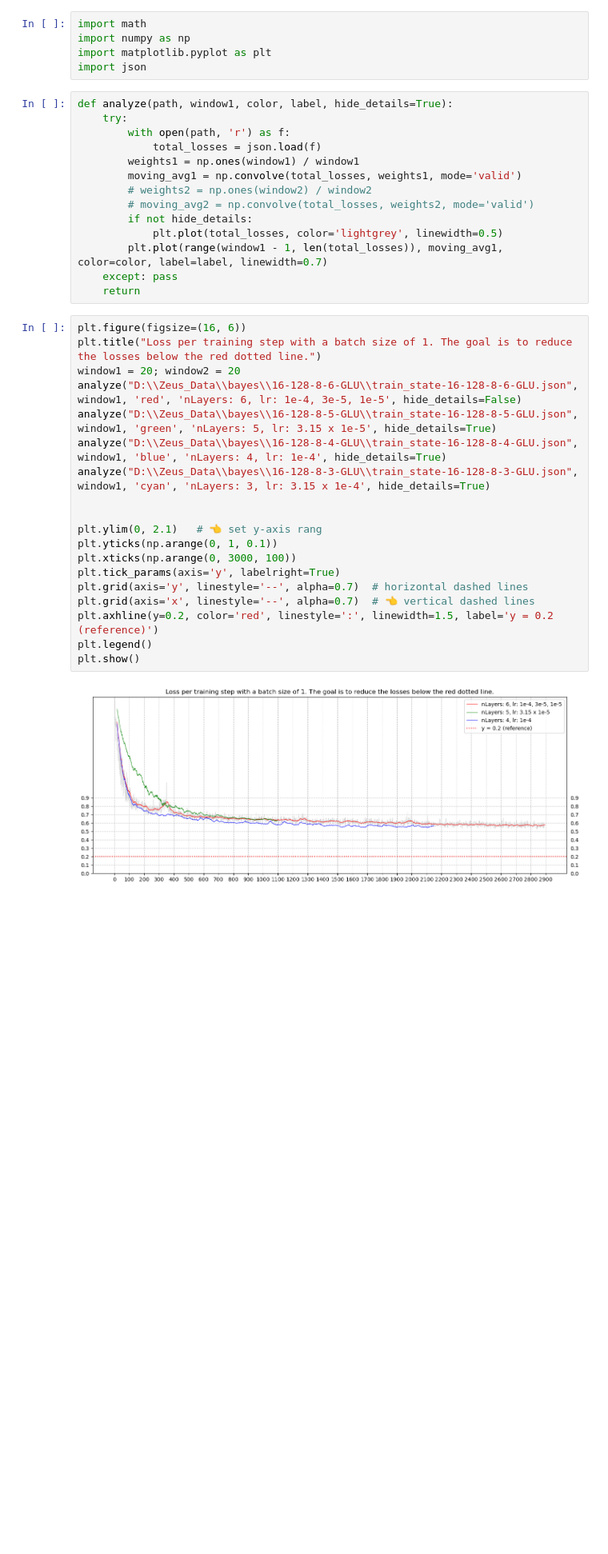
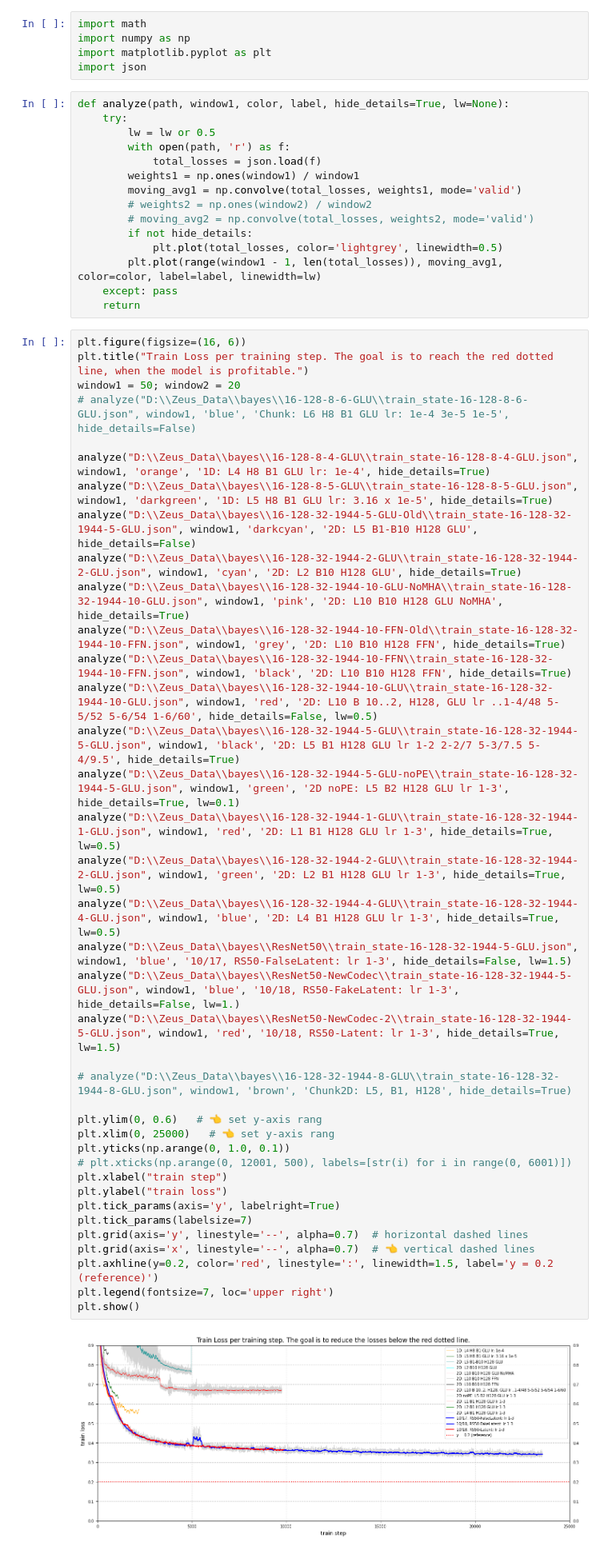
Before and after one commit to MachineLearningMike/Zeus2026, a Jupyter notebook: research/test01.ipynb, the cells around one changed output. Shown: that part at 80% size. Saved outputs shown, nothing was run; the diff lists cells and outputs as text; blank space fills up the shorter version.

```diff
--- a/research/test01.ipynb
+++ b/research/test01.ipynb
@@ -4,8 +4,9 @@ import numpy as np
 import matplotlib.pyplot as plt
 import json
 # %%
-def analyze(path, window1, color, label, hide_details=True):
+def analyze(path, window1, color, label, hide_details=True, lw=None):
     try:
+        lw = lw or 0.5
         with open(path, 'r') as f:
             total_losses = json.load(f)
         weights1 = np.ones(window1) / window1
@@ -14,30 +15,49 @@ def analyze(path, window1, color, label, hide_details=True):
         # moving_avg2 = np.convolve(total_losses, weights2, mode='valid')
         if not hide_details:
             plt.plot(total_losses, color='lightgrey', linewidth=0.5)
-        plt.plot(range(window1 - 1, len(total_losses)), moving_avg1, color=color, label=label, linewidth=0.7)
+        plt.plot(range(window1 - 1, len(total_losses)), moving_avg1, color=color, label=label, linewidth=lw)
     except: pass
     return
 # %%
 plt.figure(figsize=(16, 6))
-plt.title("Loss per training step with a batch size of 1. The goal is to reduce the losses below the red dotted line.")
-window1 = 20; window2 = 20
-analyze("D:\\Zeus_Data\\bayes\\16-128-8-6-GLU\\train_state-16-128-8-6-GLU.json", window1, 'red', 'nLayers: 6, lr: 1e-4, 3e-5, 1e-5', hide_details=False)
-analyze("D:\\Zeus_Data\\bayes\\16-128-8-5-GLU\\train_state-16-128-8-5-GLU.json", window1, 'green', 'nLayers: 5, lr: 3.15 x 1e-5', hide_details=True)
-analyze("D:\\Zeus_Data\\bayes\\16-128-8-4-GLU\\train_state-16-128-8-4-GLU.json", window1, 'blue', 'nLayers: 4, lr: 1e-4', hide_details=True)
-analyze("D:\\Zeus_Data\\bayes\\16-128-8-3-GLU\\train_state-16-128-8-3-GLU.json", window1, 'cyan', 'nLayers: 3, lr: 3.15 x 1e-4', hide_details=True)
+plt.title("Train Loss per training step. The goal is to reach the red dotted line, when the model is profitable.")
+window1 = 50; window2 = 20
+# analyze("D:\\Zeus_Data\\bayes\\16-128-8-6-GLU\\train_state-16-128-8-6-GLU.json", window1, 'blue', 'Chunk: L6 H8 B1 GLU lr: 1e-4 3e-5 1e-5', hide_details=False)
 
+analyze("D:\\Zeus_Data\\bayes\\16-128-8-4-GLU\\train_state-16-128-8-4-GLU.json", window1, 'orange', '1D: L4 H8 B1 GLU lr: 1e-4', hide_details=True)
+analyze("D:\\Zeus_Data\\bayes\\16-128-8-5-GLU\\train_state-16-128-8-5-GLU.json", window1, 'darkgreen', '1D: L5 H8 B1 GLU lr: 3.16 x 1e-5', hide_details=True)
+analyze("D:\\Zeus_Data\\bayes\\16-128-32-1944-5-GLU-Old\\train_state-16-128-32-1944-5-GLU.json", window1, 'darkcyan', '2D: L5 B1-B10 H128 GLU', hide_details=False)
+analyze("D:\\Zeus_Data\\bayes\\16-128-32-1944-2-GLU\\train_state-16-128-32-1944-2-GLU.json", window1, 'cyan', '2D: L2 B10 H128 GLU', hide_details=True)
+analyze("D:\\Zeus_Data\\bayes\\16-128-32-1944-10-GLU-NoMHA\\train_state-16-128-32-1944-10-GLU.json", window1, 'pink', '2D: L10 B10 H128 GLU NoMHA', hide_details=True)
+analyze("D:\\Zeus_Data\\bayes\\16-128-32-1944-10-FFN-Old\\train_state-16-128-32-1944-10-FFN.json", window1, 'grey', '2D: L10 B10 H128 FFN', hide_details=True)
+analyze("D:\\Zeus_Data\\bayes\\16-128-32-1944-10-FFN\\train_state-16-128-32-1944-10-FFN.json", window1, 'black', '2D: L10 B10 H128 FFN', hide_details=True)
+analyze("D:\\Zeus_Data\\bayes\\16-128-32-1944-10-GLU\\train_state-16-128-32-1944-10-GLU.json", window1, 'red', '2D: L10 B 10..2, H128, GLU lr ..1-4/48 5-5/52 5-6/54 1-6/60', hide_details=False, lw=0.5)
+analyze("D:\\Zeus_Data\\bayes\\16-128-32-1944-5-GLU\\train_state-16-128-32-1944-5-GLU.json", window1, 'black', '2D: L5 B1 H128 GLU lr 1-2 2-2/7 5-3/7.5 5-4/9.5', hide_details=True)
+analyze("D:\\Zeus_Data\\bayes\\16-128-32-1944-5-GLU-noPE\\train_state-16-128-32-1944-5-GLU.json", window1, 'green', '2D noPE: L5 B2 H128 GLU lr 1-3', hide_details=True, lw=0.1)
+analyze("D:\\Zeus_Data\\bayes\\16-128-32-1944-1-GLU\\train_state-16-128-32-1944-1-GLU.json", window1, 'red', '2D: L1 B1 H128 GLU lr 1-3', hide_details=True, lw=0.5)
+analyze("D:\\Zeus_Data\\bayes\\16-128-32-1944-2-GLU\\train_state-16-128-32-1944-2-GLU.json", window1, 'green', '2D: L2 B1 H128 GLU lr 1-3', hide_details=True, lw=0.5)
+analyze("D:\\Zeus_Data\\bayes\\16-128-32-1944-4-GLU\\train_state-16-128-32-1944-4-GLU.json", window1, 'blue', '2D: L4 B1 H128 GLU lr 1-3', hide_details=True, lw=0.5)
+analyze("D:\\Zeus_Data\\bayes\\ResNet50\\train_state-16-128-32-1944-5-GLU.json", window1, 'blue', '10/17, RS50-FalseLatent: lr 1-3', hide_details=False, lw=1.5)
+analyze("D:\\Zeus_Data\\bayes\\ResNet50-NewCodec\\train_state-16-128-32-1944-5-GLU.json", window1, 'blue', '10/18, RS50-FakeLatent: lr 1-3', hide_details=False, lw=1.)
+analyze("D:\\Zeus_Data\\bayes\\ResNet50-NewCodec-2\\train_state-16-128-32-1944-5-GLU.json", window1, 'red', '10/18, RS50-Latent: lr 1-3', hide_details=True, lw=1.5)
 
-plt.ylim(0, 2.1)   # 👈 set y-axis rang
-plt.yticks(np.arange(0, 1, 0.1))
-plt.xticks(np.arange(0, 3000, 100))
+# analyze("D:\\Zeus_Data\\bayes\\16-128-32-1944-8-GLU\\train_state-16-128-32-1944-8-GLU.json", window1, 'brown', 'Chunk2D: L5, B1, H128', hide_details=True)
+
+plt.ylim(0, 0.6)   # 👈 set y-axis rang
+plt.xlim(0, 25000)   # 👈 set y-axis rang
+plt.yticks(np.arange(0, 1.0, 0.1))
+# plt.xticks(np.arange(0, 12001, 500), labels=[str(i) for i in range(0, 6001)])
+plt.xlabel("train step")
+plt.ylabel("train loss")
 plt.tick_params(axis='y', labelright=True)
+plt.tick_params(labelsize=7)
 plt.grid(axis='y', linestyle='--', alpha=0.7)  # horizontal dashed lines
 plt.grid(axis='x', linestyle='--', alpha=0.7)  # 👈 vertical dashed lines
 plt.axhline(y=0.2, color='red', linestyle=':', linewidth=1.5, label='y = 0.2 (reference)')
-plt.legend()
+plt.legend(fontsize=7, loc='upper right')
 plt.show()
 # %% [output]
-[figure, old version]
+[figure, new version]
 # %%
 radius = 3770
 factor10=3
```
Also changed, not shown: parts of 1 cell of this notebook, 34 other files.
